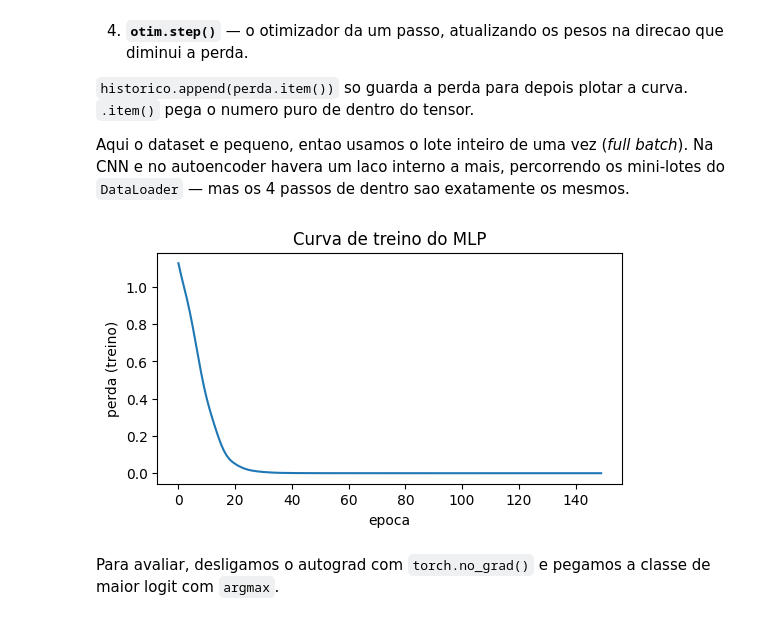
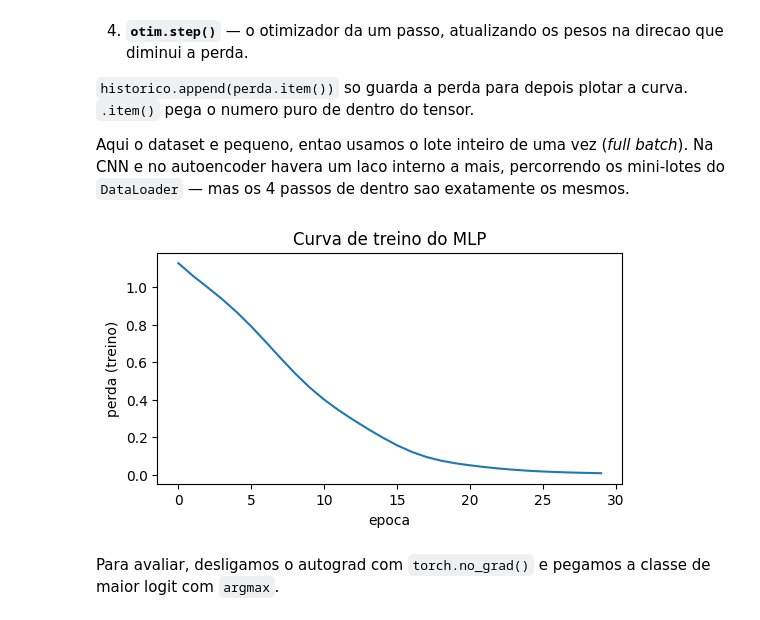
Before and after one commit to thiagorr162/ciencia_dados, a Jupyter notebook: notebooks/projeto2/redes_neurais/redes_neurais.ipynb, the cells around one changed output. Saved outputs shown, nothing was run; the diff lists cells and outputs as text; code cells hidden in the pictures.

```diff
--- a/notebooks/projeto2/redes_neurais/redes_neurais.ipynb
+++ b/notebooks/projeto2/redes_neurais/redes_neurais.ipynb
@@ -124,23 +124,23 @@ e no autoencoder havera um laco interno a mais, percorrendo os mini-lotes do
 # %%
 otim = torch.optim.Adam(mlp.parameters(), lr=1e-2)
 perda_fn = nn.CrossEntropyLoss()
 
 historico = []
-for epoca in range(150):
+for epoca in range(30):
     otim.zero_grad()
     logits = mlp(X_tr)
     perda = perda_fn(logits, y_tr)
     perda.backward()
     otim.step()
     historico.append(perda.item())
 
 plt.figure(figsize=(6, 3))
 plt.plot(historico)
 plt.xlabel('epoca'); plt.ylabel('perda (treino)')
 plt.title('Curva de treino do MLP')
 plt.show()
 # %% [output]
-[figure, old version]
+[figure, new version]
 # %% [markdown]
 Para avaliar, desligamos o autograd com `torch.no_grad()` e pegamos a classe de maior
 logit com `argmax`.
```
Also changed, not shown: parts of 7 cells of this notebook.
